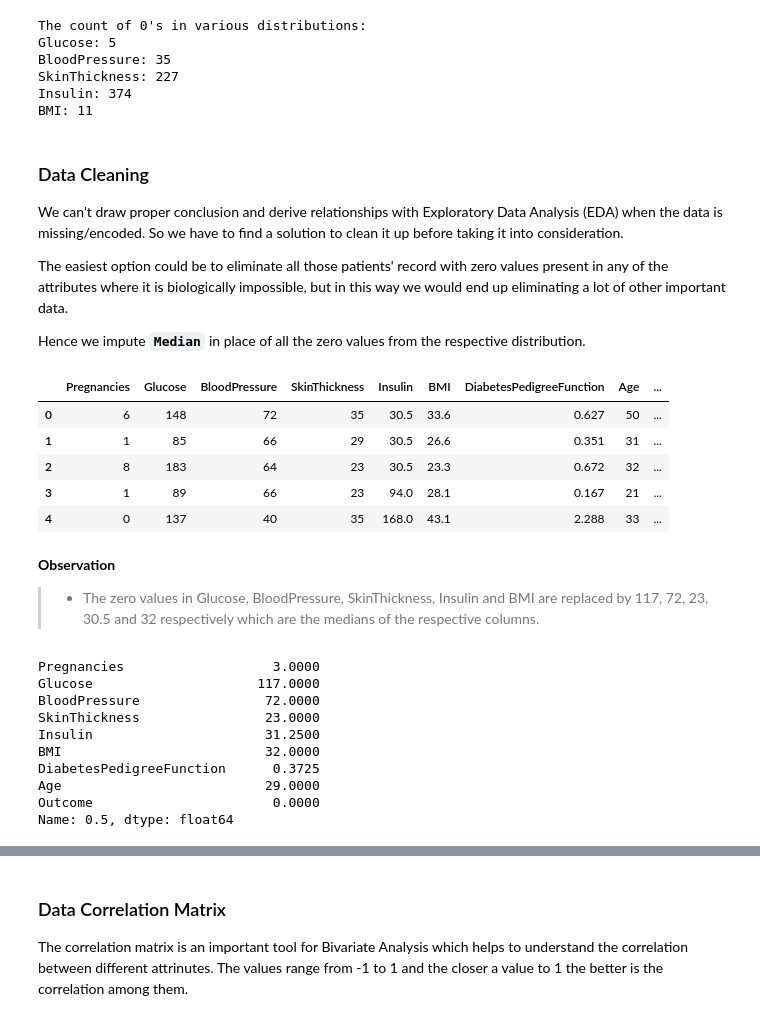
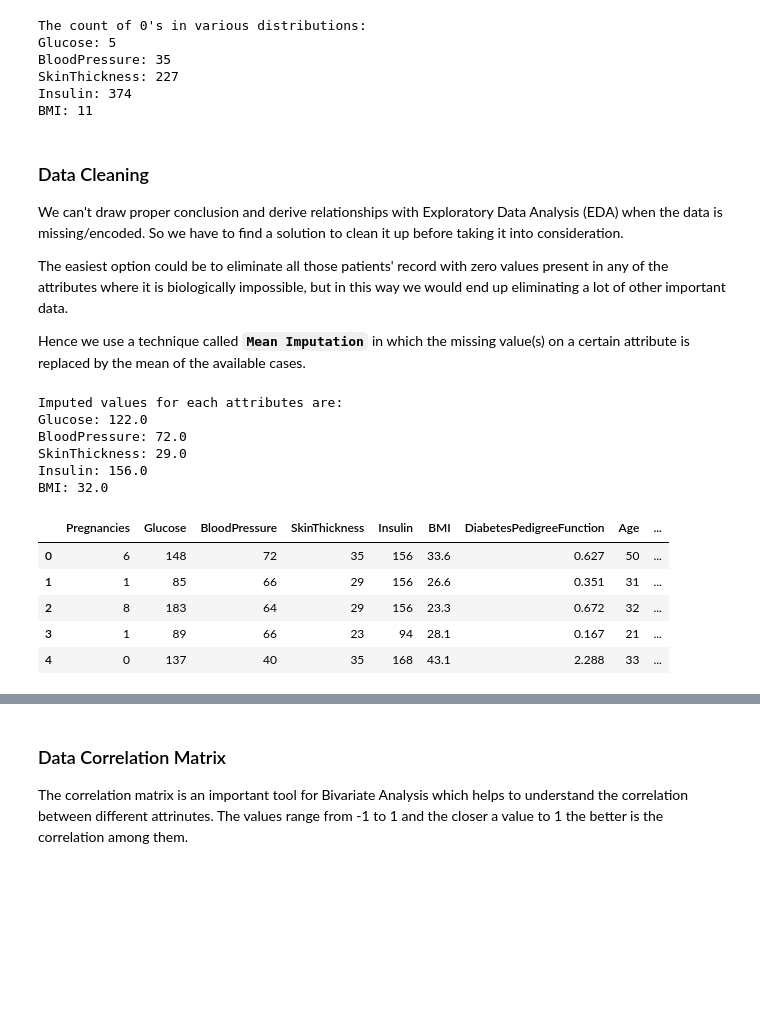
Before and after one commit to theakshaydas/PGP-AIML, a Jupyter notebook: CaseStudies/03-PimaDiabetes/Pima Diabetes - Case Study.ipynb, the cells around one changed output, grey strips where cells are left out. Saved outputs shown, nothing was run; the diff lists cells and outputs as text; code cells hidden in the pictures; blank space fills up the shorter version.

```diff
--- a/CaseStudies/03-PimaDiabetes/Pima Diabetes - Case Study.ipynb
+++ b/CaseStudies/03-PimaDiabetes/Pima Diabetes - Case Study.ipynb
@@ -141,37 +152,32 @@ We can't draw proper conclusion and derive relationships with Exploratory Data A
 
 The easiest option could be to eliminate all those patients' record with zero values present in any of the attributes where it is biologically impossible, but in this way we would end up eliminating a lot of other important data.
 
-Hence we impute **``Median``** in place of all the zero values from the respective distribution.
+Hence we use a technique called **``Mean Imputation``** in which the missing value(s) on a certain attribute is replaced by the mean of the available cases.
 # %%
-# Impute 0's with Median of the distribution
+# Impute 0's with Mean Imputation technique
+print('Imputed values for each attributes are:')
 for col in pima.columns[1:-3]:
-    pima[col] = pima[col].replace(0, pima[col].median())
+#   val_to_replace = pima[pima[col]!=0][col].mean()              # Method 1
+    val_to_replace = np.round(pima[col].iloc[pima[col].nonzero()].mean())  # Method 2
+    pima[col] = pima[col].replace(0, val_to_replace)
+    print('{}: {}'.format(col, val_to_replace))
+
 
 # Head of the dataset
 pima.head()
 # %% [output]
+Imputed values for each attributes are:
+Glucose: 122.0
+BloodPressure: 72.0
+SkinThickness: 29.0
+Insulin: 156.0
+BMI: 32.0
 |  | Pregnancies | Glucose | BloodPressure | SkinThickness | Insulin | BMI | DiabetesPedigreeFunction | Age | ... |
-| 0 | 6 | 148 | 72 | 35 | 30.5 | 33.6 | 0.627 | 50 | ... |
-| 1 | 1 | 85 | 66 | 29 | 30.5 | 26.6 | 0.351 | 31 | ... |
-| 2 | 8 | 183 | 64 | 23 | 30.5 | 23.3 | 0.672 | 32 | ... |
-| 3 | 1 | 89 | 66 | 23 | 94.0 | 28.1 | 0.167 | 21 | ... |
-| 4 | 0 | 137 | 40 | 35 | 168.0 | 43.1 | 2.288 | 33 | ... |
+| 0 | 6 | 148 | 72 | 35 | 156 | 33.6 | 0.627 | 50 | ... |
+| 1 | 1 | 85 | 66 | 29 | 156 | 26.6 | 0.351 | 31 | ... |
+| 2 | 8 | 183 | 64 | 29 | 156 | 23.3 | 0.672 | 32 | ... |
+| 3 | 1 | 89 | 66 | 23 | 94 | 28.1 | 0.167 | 21 | ... |
+| 4 | 0 | 137 | 40 | 35 | 168 | 43.1 | 2.288 | 33 | ... |
-# %% [markdown]
-**Observation**
->- The zero values in Glucose, BloodPressure, SkinThickness, Insulin and BMI are replaced by 117, 72, 23, 30.5 and 32 respectively which are the medians of the respective columns.
-# %%
-pima.quantile()
-# %% [output]
-Pregnancies                   3.0000
-Glucose                     117.0000
-BloodPressure                72.0000
-SkinThickness                23.0000
-Insulin                      31.2500
-BMI                          32.0000
-DiabetesPedigreeFunction      0.3725
-Age                          29.0000
-Outcome                       0.0000
-Name: 0.5, dtype: float64
 # %%
 # Describe again the dataset now
 pima.describe()
```
Also changed, not shown: parts of 62 cells of this notebook.
